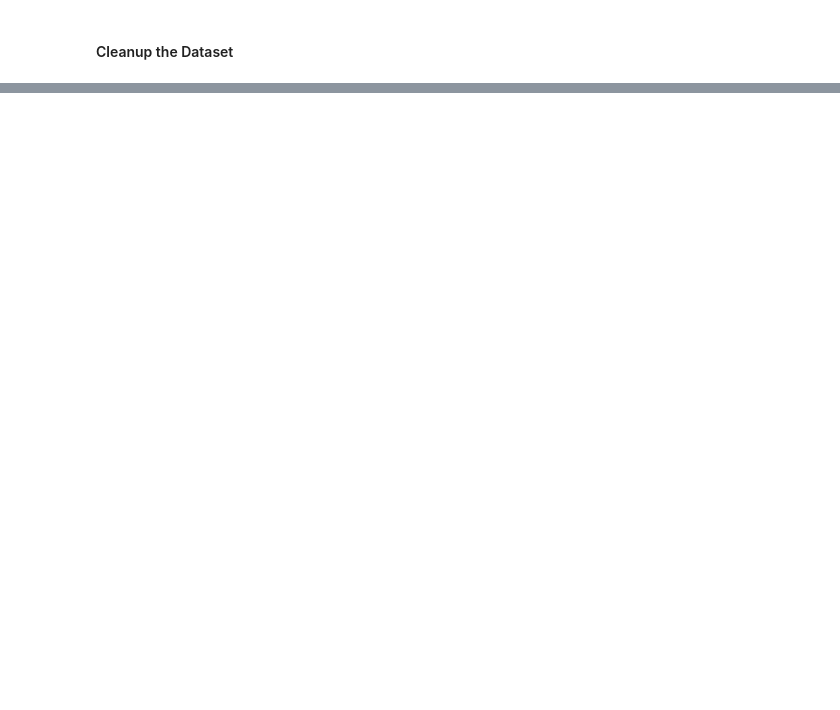
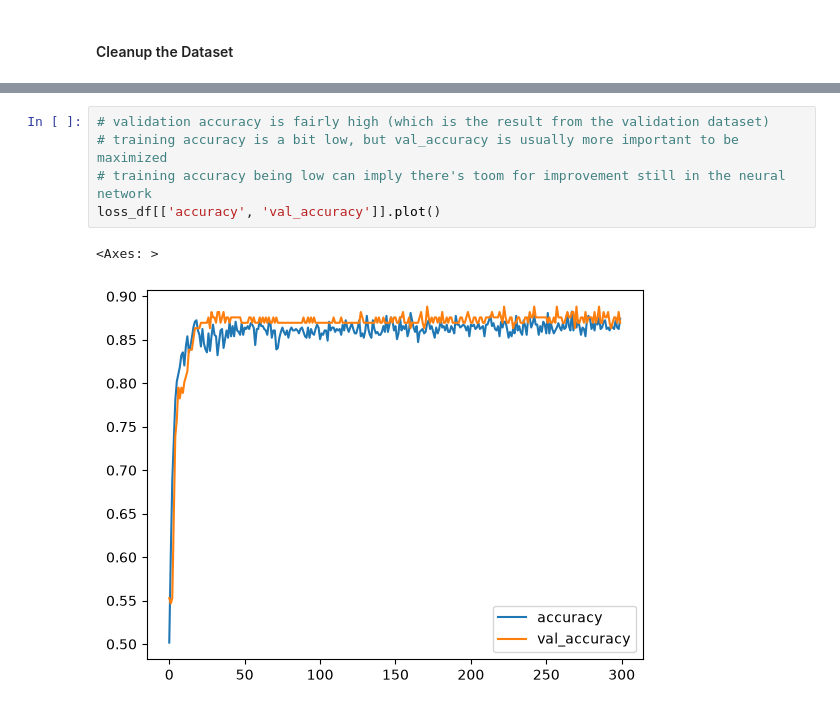
Before and after one commit to gayaniwijesinghe91/Deep_Learning, a Jupyter notebook: Exercise 02/ann_classification_heart_failure_prediction.ipynb, the cells around one changed output, grey strips where cells are left out. Cells and saved outputs as stored; diff of their text form; blank space fills up the shorter version.

```diff
--- a/Exercise 02/ann_classification_heart_failure_prediction.ipynb
+++ b/Exercise 02/ann_classification_heart_failure_prediction.ipynb
@@ -57,0 +335,8 @@ Name: count, dtype: int64
+# %%
+# validation accuracy is fairly high (which is the result from the validation dataset)
+# training accuracy is a bit low, but val_accuracy is usually more important to be maximized
+# training accuracy being low can imply there's toom for improvement still in the neural network
+loss_df[['accuracy', 'val_accuracy']].plot()
+# %% [output]
+<Axes: >
+[figure, added]
```
Also changed, not shown: parts of 35 cells of this notebook.
